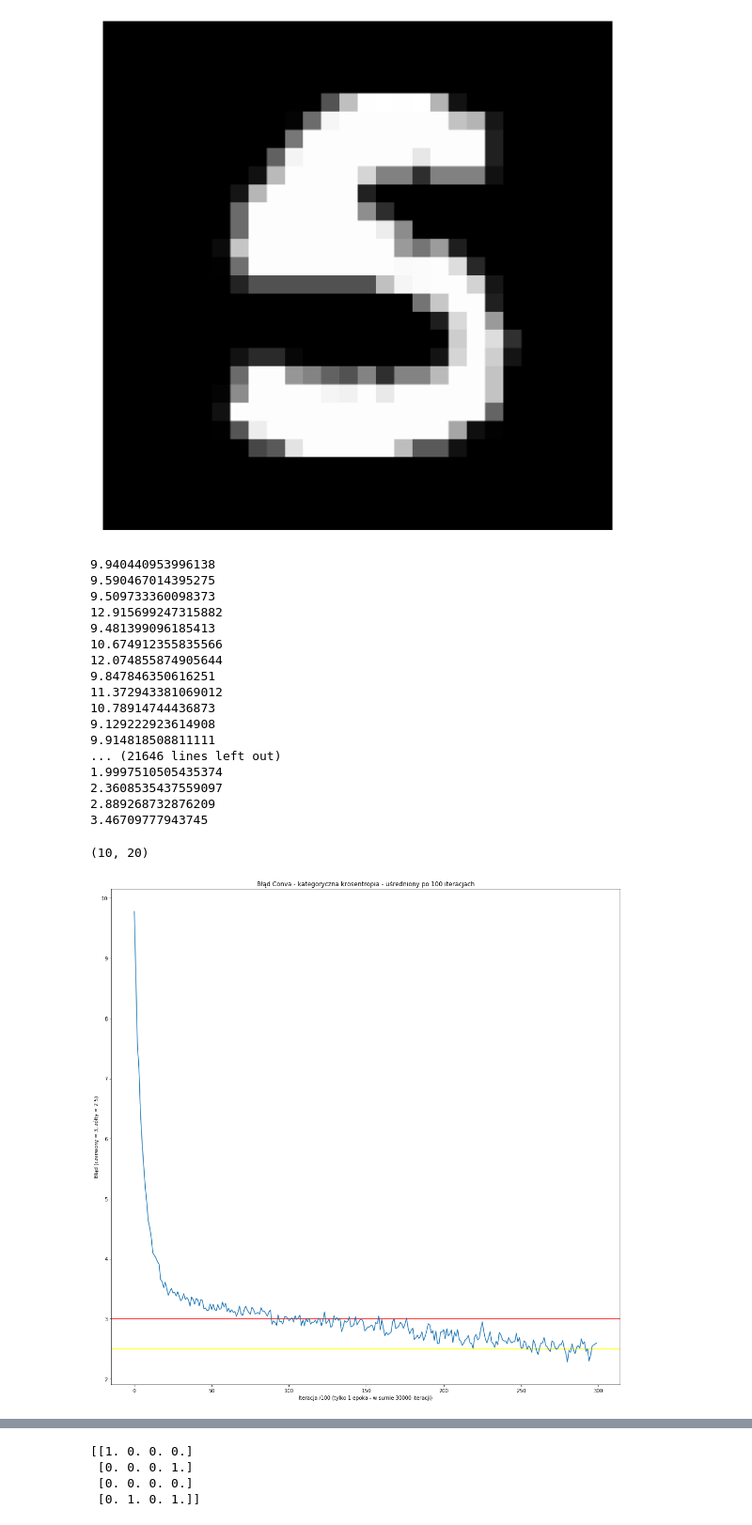
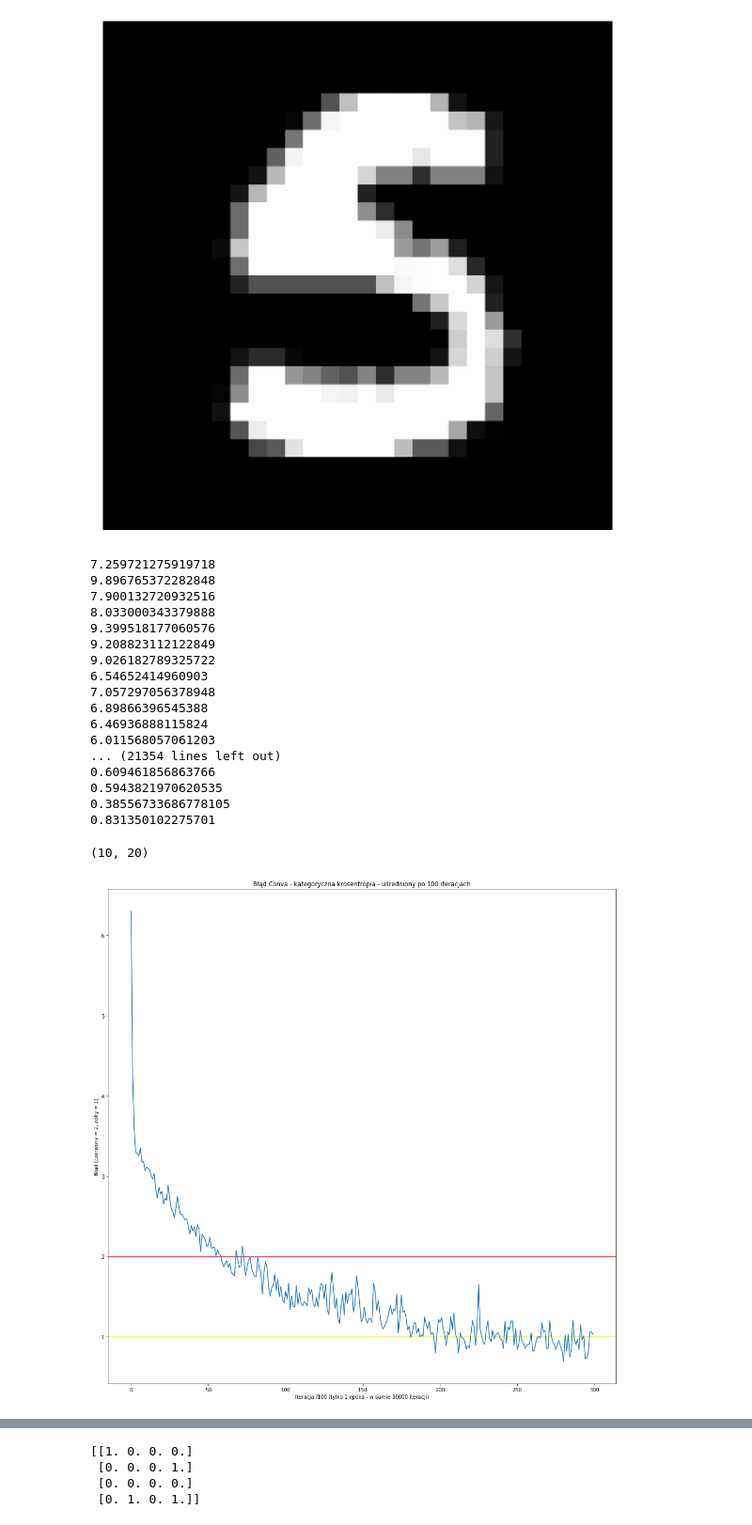
Before and after one commit to JonothorDarry/MaszynLyrn, a Jupyter notebook: Conv NN.ipynb, the cells around one changed output, grey strips where cells are left out. Shown at 94% size. Cells and saved outputs as stored; diff of their text form; code cells hidden in the pictures.

```diff
--- a/Conv NN.ipynb
+++ b/Conv NN.ipynb
@@ -167,7 +167,7 @@ def cost(act, pred):
 
     return (der, summ)
 
-ccn=0.0005
+ccn=0.005
 streetcleaner=1690
 
 matt=[0]*10
@@ -279,44 +279,44 @@ t2=time.time()
 print(t2-t1)
 print(s4)
 # %% [output]
-9.940440953996138
-9.590467014395275
-9.509733360098373
-12.915699247315882
-9.481399096185413
-10.674912355835566
-12.074855874905644
-9.847846350616251
-11.372943381069012
-10.78914744436873
-9.129222923614908
-9.914818508811111
-... (21646 lines left out)
-1.9997510505435374
-2.3608535437559097
-2.889268732876209
-3.46709777943745
+7.259721275919718
+9.896765372282848
+7.900132720932516
+8.033000343379888
+9.399518177060576
+9.208823112122849
+9.026182789325722
+6.54652414960903
+7.057297056378948
+6.89866396545388
+6.46936888115824
+6.011568057061203
+... (21354 lines left out)
+0.609461856863766
+0.5943821970620535
+0.38556733686778105
+0.831350102275701
 # %%
 print(w2.shape)
 fig, ax=plt.subplots(1, 1, figsize=(18,18))
 dt=loopz
 kgbo=100
 dt2=dt//kgbo
 
 dkkk=[0]*dt2
 for i in range(dt2):
     dkkk[i]=sum(sk[i*kgbo:(i+1)*kgbo])/kgbo
 
 ax.set_title('Błąd Conva - kategoryczna krosentropia - uśredniony po {} iteracjach'.format(kgbo))
 ax.set_xlabel('Iteracja /100 (tylko 1 epoka - w sumie {} iteracji)'.format(loopz))
-ax.set_ylabel('Błąd (czerwony = 3, żółty = 2.5)'.format(loopz))
-ax.axhline(3, color='red')
-ax.axhline(2.5, color='yellow')
+ax.set_ylabel('Błąd (czerwony = 2, żółty = 1)'.format(loopz))
+ax.axhline(2, color='red')
+ax.axhline(1, color='yellow')
 ax.plot(dkkk)
 plt.show()
 # %% [output]
 (10, 20)
-[figure, old version]
+[figure, new version]
 # %%
 num=3000
 won=0
```
Also changed, not shown: parts of 1 cell of this notebook.
